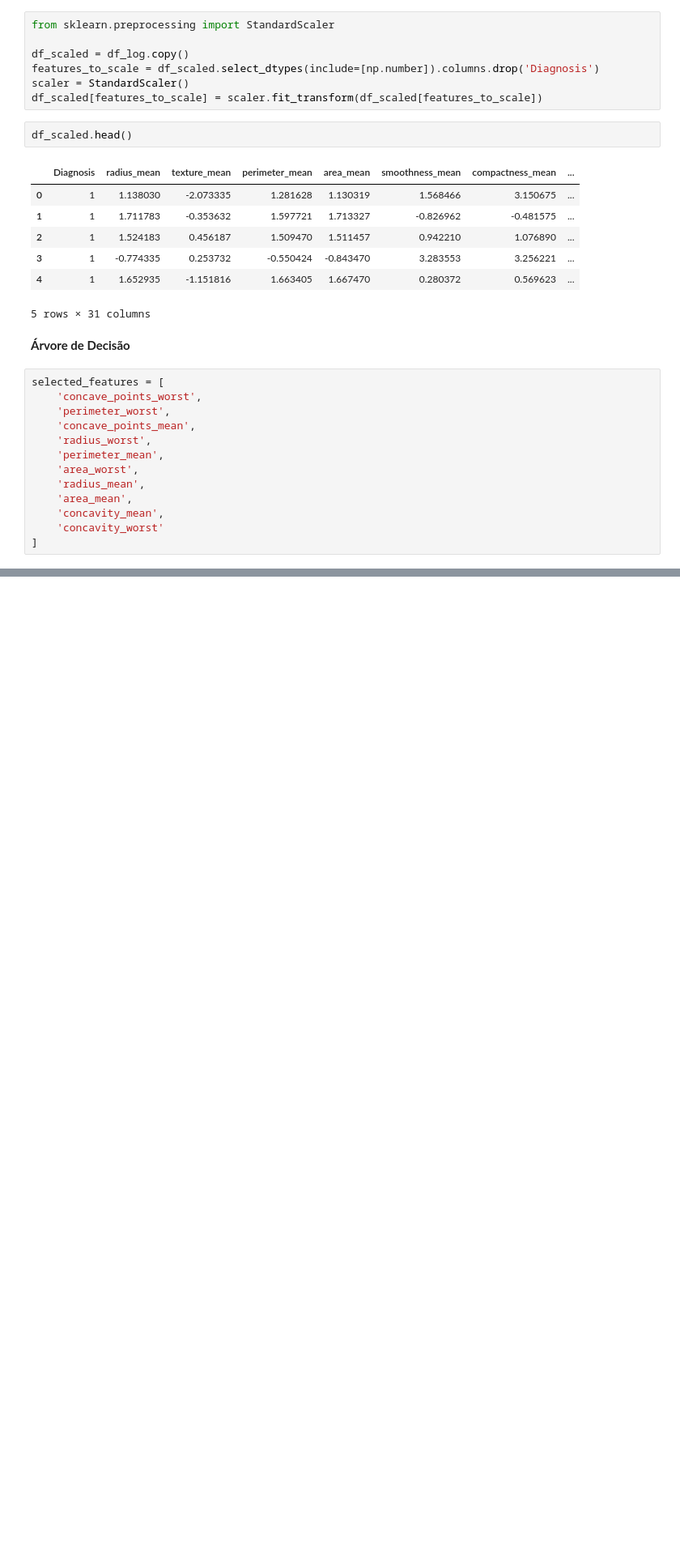
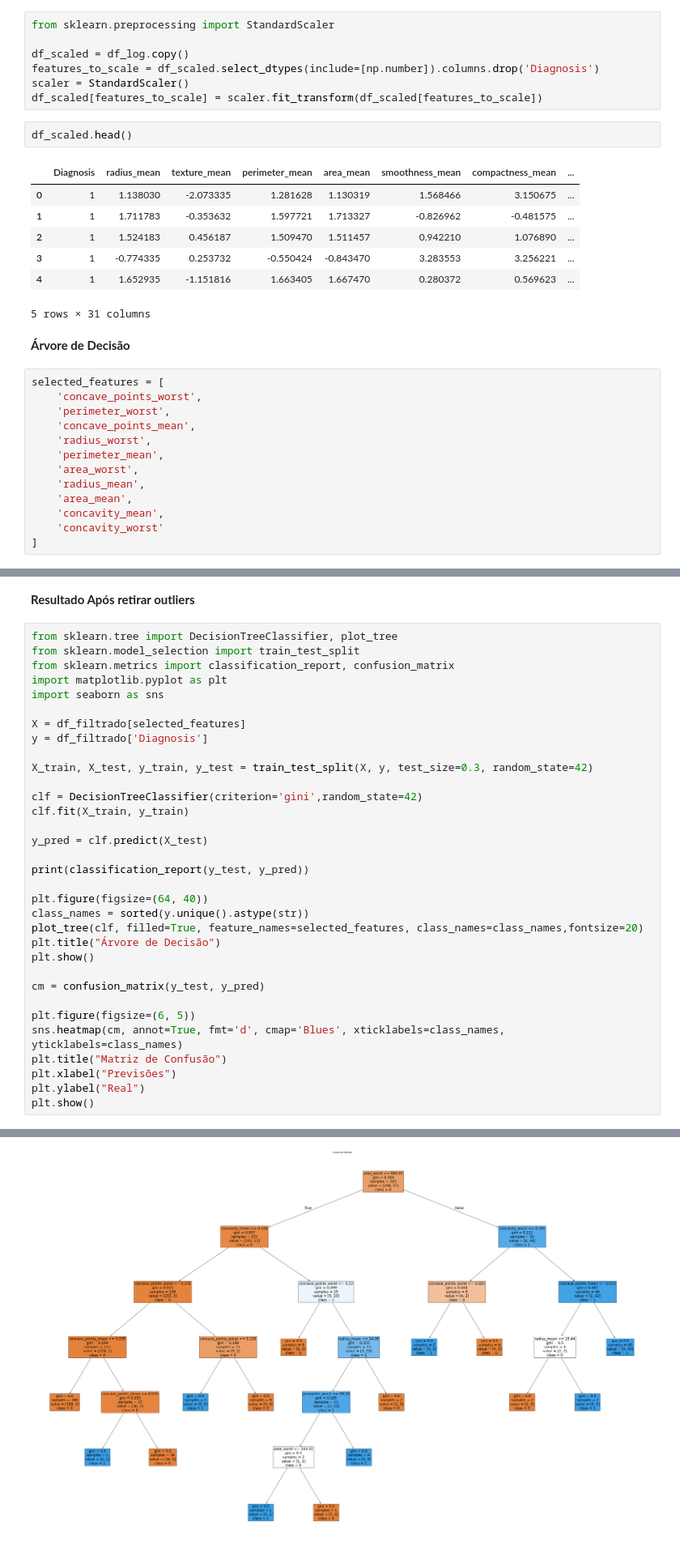
Before and after one commit to Rafaela-Pecanha/trabalho-pratico-arvore-decisao-t1, a Jupyter notebook: breast_cancer.ipynb, the cells around one changed output, grey strips where cells are left out. Shown at 81% size. Drawn from its saved outputs; the diff is of its cells as text; blank space fills up the shorter version.

Commit message:
Modelos de comparação de resultados

```diff
--- a/breast_cancer.ipynb
+++ b/breast_cancer.ipynb
@@ -224,0 +286,36 @@ selected_features = [
+# %% [markdown]
+**Resultado Após retirar outliers**
+# %%
+from sklearn.tree import DecisionTreeClassifier, plot_tree
+from sklearn.model_selection import train_test_split
+from sklearn.metrics import classification_report, confusion_matrix
+import matplotlib.pyplot as plt
+import seaborn as sns
+
+X = df_filtrado[selected_features]
+y = df_filtrado['Diagnosis']
+
+X_train, X_test, y_train, y_test = train_test_split(X, y, test_size=0.3, random_state=42)
+
+clf = DecisionTreeClassifier(criterion='gini',random_state=42)
+clf.fit(X_train, y_train)
+
+y_pred = clf.predict(X_test)
+
+print(classification_report(y_test, y_pred))
+
+plt.figure(figsize=(64, 40))
+class_names = sorted(y.unique().astype(str))
+plot_tree(clf, filled=True, feature_names=selected_features, class_names=class_names,fontsize=20)
+plt.title("Árvore de Decisão")
+plt.show()
+
+cm = confusion_matrix(y_test, y_pred)
+
+plt.figure(figsize=(6, 5))
+sns.heatmap(cm, annot=True, fmt='d', cmap='Blues', xticklabels=class_names, yticklabels=class_names)
+plt.title("Matriz de Confusão")
+plt.xlabel("Previsões")
+plt.ylabel("Real")
+plt.show()
+# %% [output]
@@ -224,0 +330 @@ selected_features = [
+[figure, added]
```
Also changed, not shown: parts of 6 cells of this notebook.
